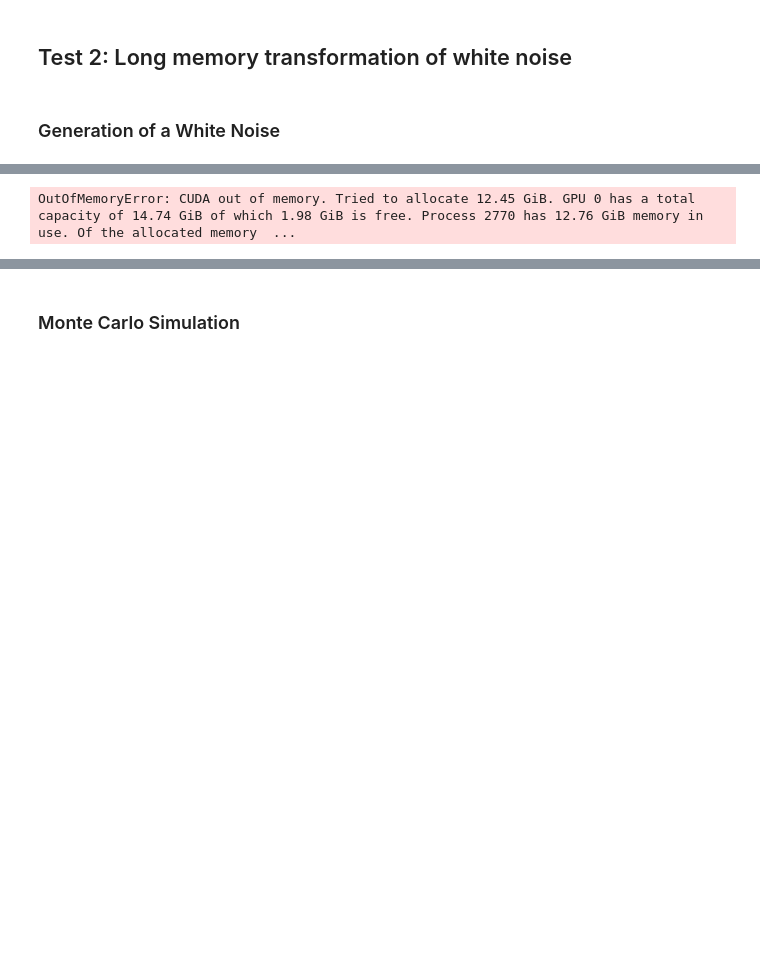
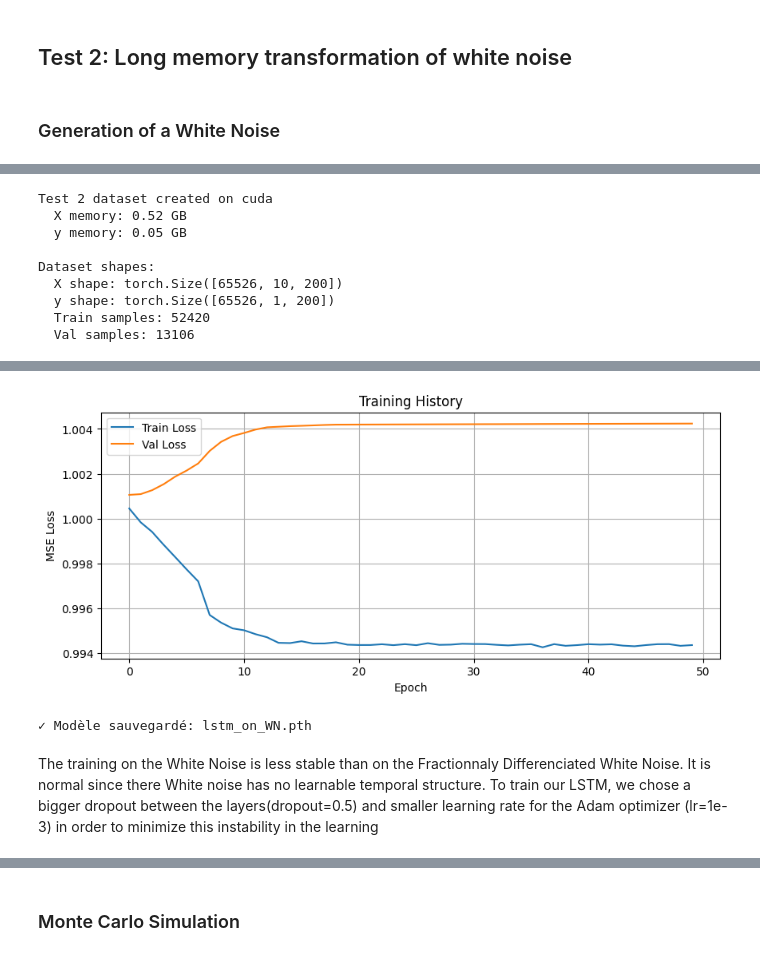
Before and after one commit to clemdst/LSTM-long-memory, a Jupyter notebook: Test Kelly/LSTM_short_memory.ipynb, the cells around one changed output, grey strips where cells are left out. Drawn from its saved outputs; the diff is of its cells as text; code cells hidden in the pictures; blank space fills up the shorter version.

```diff
--- a/Test Kelly/LSTM_short_memory.ipynb
+++ b/Test Kelly/LSTM_short_memory.ipynb
@@ -326,17 +321,24 @@ model.load_state_dict(torch.load('lstm_on_fractionnaly_differenciated_WN.pth')["
 model.to(device)
 model.eval()
 
-
-hidden_states_val = []
+#Extract the hidden layer - SEQUENCE COMPLÈTE
+hidden_sequences_val = []
 with torch.no_grad():
     for X_batch, _ in val_loader:
         X_batch = X_batch.to(device)
         lstm_out, (h_n, c_n) = model.lstm(X_batch)
-        hidden_states_val.append(h_n[-1].cpu())
+        # lstm_out: (batch_size, seq_length=256, hidden_size=64)
+        hidden_sequences_val.append(lstm_out.cpu())
 
-hidden_rep = torch.cat(hidden_states_val, dim=0).numpy()
+# Concatenate all batches
+hidden_rep = torch.cat(hidden_sequences_val, dim=0).numpy()
+# Shape: (n_samples, seq_length, hidden_size)
 
-print(f"Hidden representation shape: {hidden_rep.shape}")
-print(f"Number of time steps in test: {hidden_rep.shape[0]}")
-print(f"Hidden state dimension: {hidden_rep.shape[1]}")
+# Reshape to (n_samples * seq_length, hidden_size) to get a true time series
+n_samples, seq_length, hidden_size = hidden_rep.shape
+hidden_rep_flattened = hidden_rep.reshape(n_samples * seq_length, hidden_size)
+
+print(f"Hidden representation shape: {hidden_rep_flattened.shape}")
+print(f"Total timesteps: {hidden_rep_flattened.shape[0]}")
+print(f"Hidden state dimension: {hidden_rep_flattened.shape[1]}")
 # %% [output]
@@ -435,7 +438,7 @@ Generated White Noise:
 # %%
 # Create supervised dataset with rolling window process on GPU
 X_wn, y_wn = unfold_sequence_to_supervised_dataset(
-    WN_seq, seq_length=256, forecast_horizon=1, device=device)
+    WN_seq, seq_length=10, forecast_horizon=1, device=device)
 print(f"\nTest 2 dataset created on {device}")
 print(f"  X memory: {X_wn.element_size() * X_wn.nelement() / 1e9:.2f} GB")
 print(f"  y memory: {y_wn.element_size() * y_wn.nelement() / 1e9:.2f} GB")
@@ -459,27 +462,30 @@ print(f"  y shape: {y_wn.shape}")
 print(f"  Train samples: {len(train_dataset_wn)}")
 print(f"  Val samples: {len(val_dataset_wn)}")
 # %% [output]
-OutOfMemoryError: CUDA out of memory. Tried to allocate 12.45 GiB. GPU 0 has a total capacity of 14.74 GiB of which 1.98 GiB is free. Process 2770 has 12.76 GiB memory in use. Of the allocated memory  ...
+Test 2 dataset created on cuda
+  X memory: 0.52 GB
+  y memory: 0.05 GB
+
+Dataset shapes:
+  X shape: torch.Size([65526, 10, 200])
+  y shape: torch.Size([65526, 1, 200])
+  Train samples: 52420
+  Val samples: 13106
 # %%
-#Let's train the LSTM on the training set using a ADAM optimizer and MSE loss
-#parameters of training:
-#for the optimizer: lr=0.01, scheduler (LROnPlateau): patience=5, eps=1e-6
-#for the LSTM: 64 hidden size, 2 layers, dropout of 0.2
-
 #Let's load the built LSTM model of two layers adapted to our multivariate time series of size k=200
 lstm_model = LSTMPredictor(
     input_size=k,
     hidden_size=64,
-    dropout=0.2)
+    dropout=0.3)
 
 # Configuration (device already set in data preparation)
 model = lstm_model.to(device)
 
 criterion = nn.MSELoss()
-optimizer = optim.Adam(model.parameters(), lr=0.01)
+optimizer = optim.Adam(model.parameters(), lr=1e-2)
 scheduler = optim.lr_scheduler.ReduceLROnPlateau(optimizer, 'min', patience=5, eps=1e-6) #automatic learning rate adjustment
 
-num_epochs = 100 #iteration number
+num_epochs = 50 #iteration number
 
 # Historique des pertes
 train_losses = []
@@ -559,3 +565,4 @@ torch.save({
 }, 'lstm_on_WN.pth')
 
 print("✓ Modèle sauvegardé: lstm_on_WN.pth")
+# %% [output]
@@ -562,3 +583,8 @@ print("✓ Modèle sauvegardé: lstm_on_WN.pth")
+[figure, added]
+✓ Modèle sauvegardé: lstm_on_WN.pth
+# %% [markdown]
+The training on the White Noise is less stable than on the Fractionnaly Differenciated White Noise. It is normal since there White noise has  no learnable temporal structure.
+To train our LSTM, we chose a bigger dropout between the layers(dropout=0.5) and smaller learning rate for the Adam optimizer (lr=1e-3) in order to minimize this instability in the learning
 # %%
 #Loading the trained model
 model.load_state_dict(torch.load('lstm_on_WN.pth')["model_state_dict"])
```
Also changed, not shown: parts of 32 cells of this notebook.
